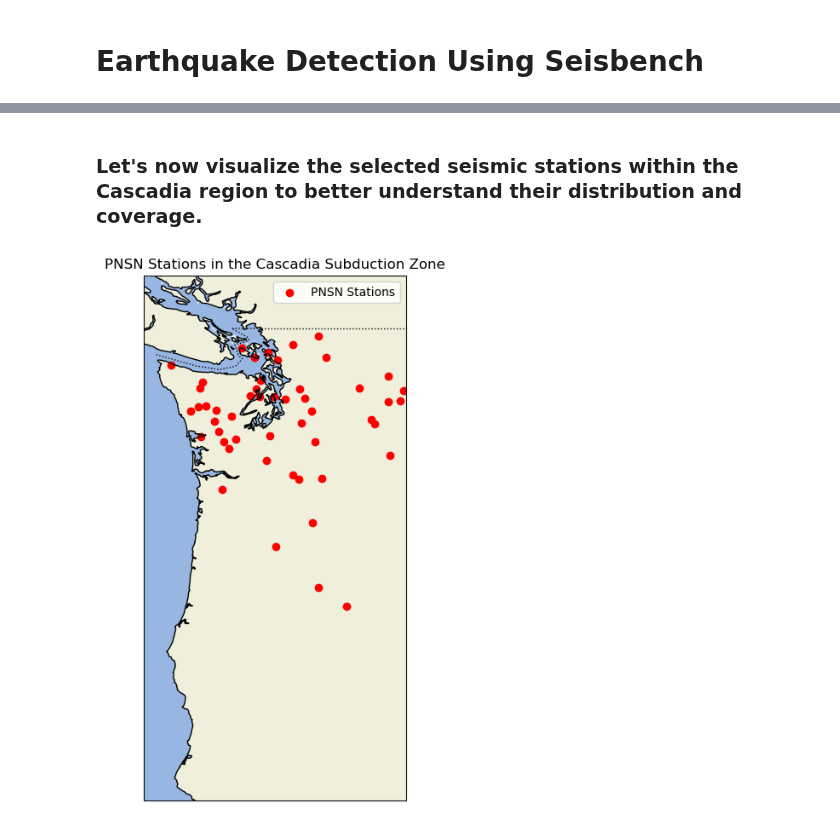
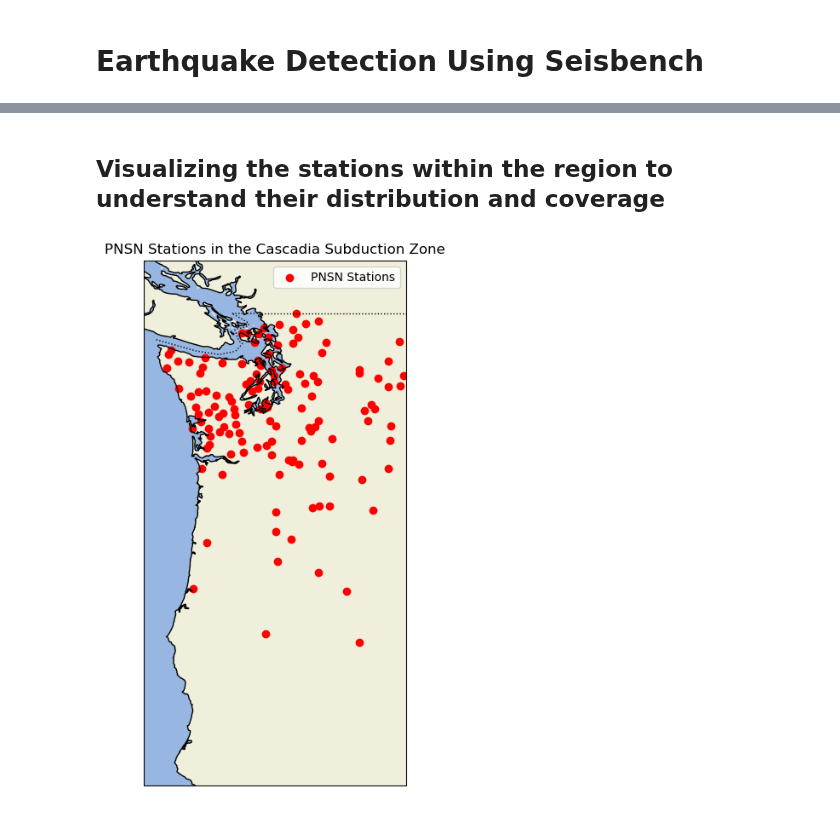
Before and after one commit to EarthScope/GeoLab, a Jupyter notebook: notebooks/Community_Notebooks/SAGE/EQ_Detection_Seisbench.ipynb, the cells around one changed output, grey strips where cells are left out. Drawn from its saved outputs; the diff is of its cells as text; code cells hidden in the pictures.

```diff
--- a/notebooks/Community_Notebooks/SAGE/EQ_Detection_Seisbench.ipynb
+++ b/notebooks/Community_Notebooks/SAGE/EQ_Detection_Seisbench.ipynb
@@ -117,0 +32,22 @@ print(station_df)
+# %%
+from obspy.clients.fdsn import Client
+from obspy import UTCDateTime
+
+# Define the client and geographic bounds of the Cascadia Subduction Zone
+client = Client("IRIS")
+min_latitude = 40.0
+max_latitude = 50.0
+min_longitude = -125.0
+max_longitude = -120.0
+
+# Define the time range for active channels in 2024
+starttime = UTCDateTime('2024-01-01')
+endtime = UTCDateTime('2024-12-31')
+
+# Fetch station metadata within the defined region for the PNSN network UW, with desired channels
+inv = client.get_stations(network="UW", station="*", location="*", channel="HH*",
+                                minlatitude=min_latitude, maxlatitude=max_latitude,
+                                minlongitude=min_longitude, maxlongitude=max_longitude,
+                                starttime=starttime, endtime=endtime, level="response")
+
+print(inv)
@@ -118,37 +72,37 @@ print(station_df)
 # %% [markdown]
-### Let's now visualize the selected seismic stations within the Cascadia region to better understand their distribution and coverage.
+## Visualizing the stations within the region to understand their distribution and coverage
 # %%
 import matplotlib.pyplot as plt
 import cartopy.crs as ccrs
 import cartopy.feature as cfeature
 
-# Extract station coordinates for the filtered stations
-stations = station_df[['Latitude', 'Longitude']].values.tolist()
+# Extract station coordinates
+stations = [(station.latitude, station.longitude) for network in inv for station in network.stations]
 
 # Create a plot
 fig = plt.figure(figsize=(10, 8))
 ax = fig.add_subplot(1, 1, 1, projection=ccrs.PlateCarree())
 
 # Add geographic features
 ax.add_feature(cfeature.LAND)
 ax.add_feature(cfeature.OCEAN)
 ax.add_feature(cfeature.COASTLINE)
 ax.add_feature(cfeature.BORDERS, linestyle=':')
 
 # Set the map bounds
 ax.set_extent([min_longitude, max_longitude, min_latitude, max_latitude], crs=ccrs.PlateCarree())
 
 # Plot the stations
 if stations:
     lats, lons = zip(*stations)
     ax.scatter(lons, lats, color='red', marker='o', transform=ccrs.PlateCarree(), label='PNSN Stations')
 
 # Add labels and title
 ax.set_title('PNSN Stations in the Cascadia Subduction Zone')
 ax.legend()
 
 # Show the plot
 plt.show()
 # %% [output]
-[figure, old version]
+[figure, new version]
 # %% [markdown]
```
Also changed, not shown: parts of 26 cells of this notebook.
